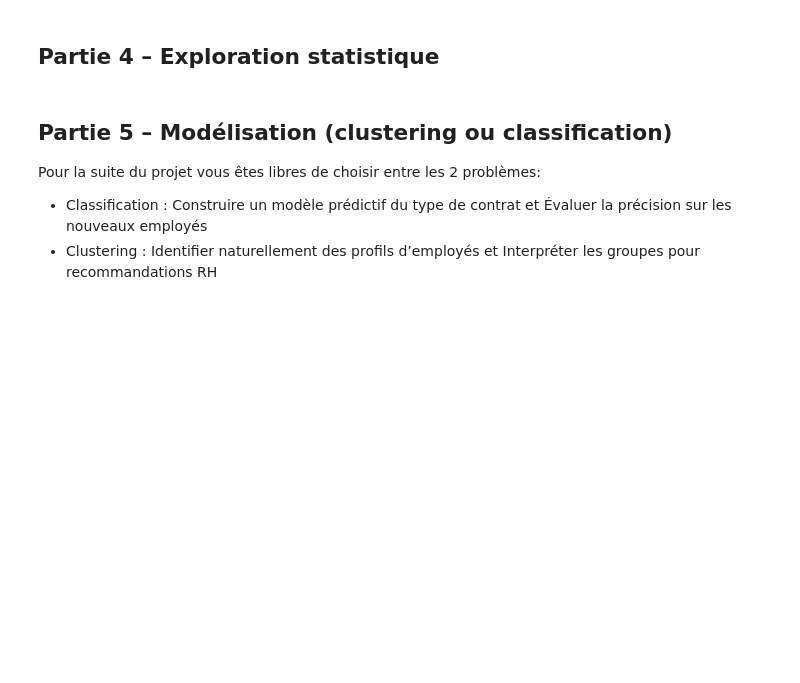
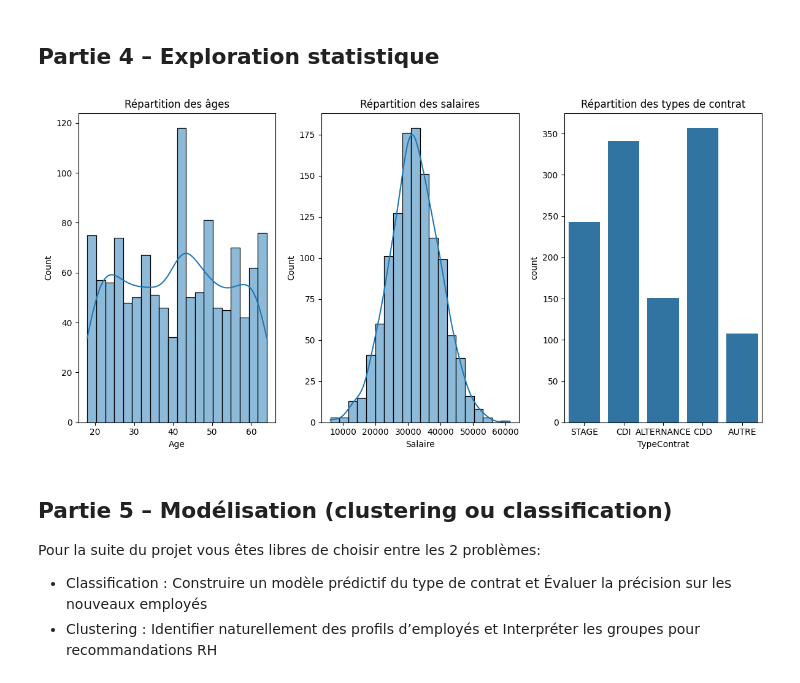
Before and after one commit to Lesaloon/A4_ESIEA_DATA_CM_FINAL, a Jupyter notebook: ProjetFinal_DataCrafting_Mining.ipynb, the cells around one changed output. Cells and saved outputs as stored; diff of their text form; code cells hidden in the pictures; blank space fills up the shorter version.

```diff
--- a/ProjetFinal_DataCrafting_Mining.ipynb
+++ b/ProjetFinal_DataCrafting_Mining.ipynb
@@ -231,8 +270,27 @@ For example, when doing 'df[col].method(value, inplace=True)', try using 'df.met
 # %%
 # TODO :
 # - Visualiser la répartition des âges, salaires, types de contrat
 # - Identifier des corrélations ou anomalies intéressantes
 # - Produire des graphiques utiles à l'analyse RH
+
+def visualise(df):
+    # Visualiser la répartition des âges, salaires, types de contrat
+    plt.figure(figsize=(12, 6))
+    plt.subplot(1, 3, 1)
+    sns.histplot(df["Age"], bins=20, kde=True)
+    plt.title("Répartition des âges")
+    plt.subplot(1, 3, 2)
+    sns.histplot(df["Salaire"], bins=20, kde=True)
+    plt.title("Répartition des salaires")
+    plt.subplot(1, 3, 3)
+    sns.countplot(x="TypeContrat", data=df)
+    plt.title("Répartition des types de contrat")
+    plt.tight_layout()
+    plt.show()
+
+visualise(df)
+# %% [output]
+[figure, added]
 # %% [markdown]
 ## Partie 5 – Modélisation (clustering ou classification)
 Pour la suite du projet vous êtes libres de choisir entre les 2 problèmes:
```
Also changed, not shown: parts of 7 cells of this notebook.
